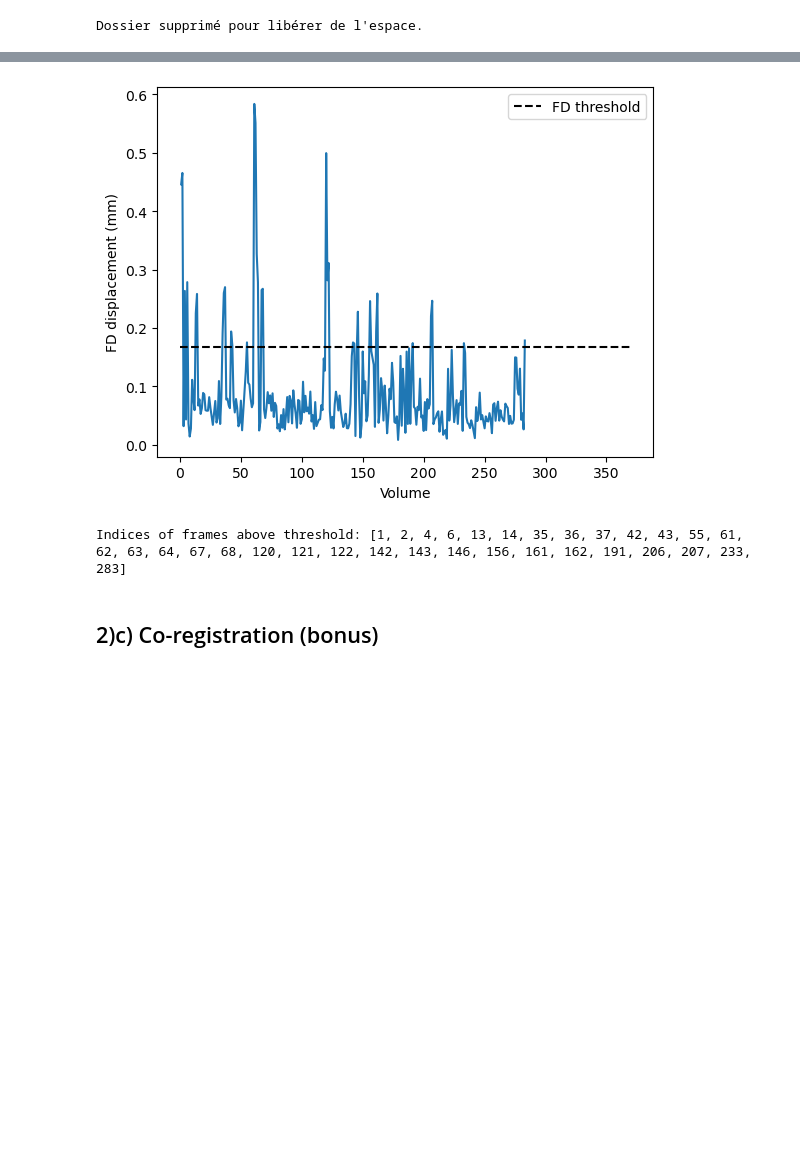
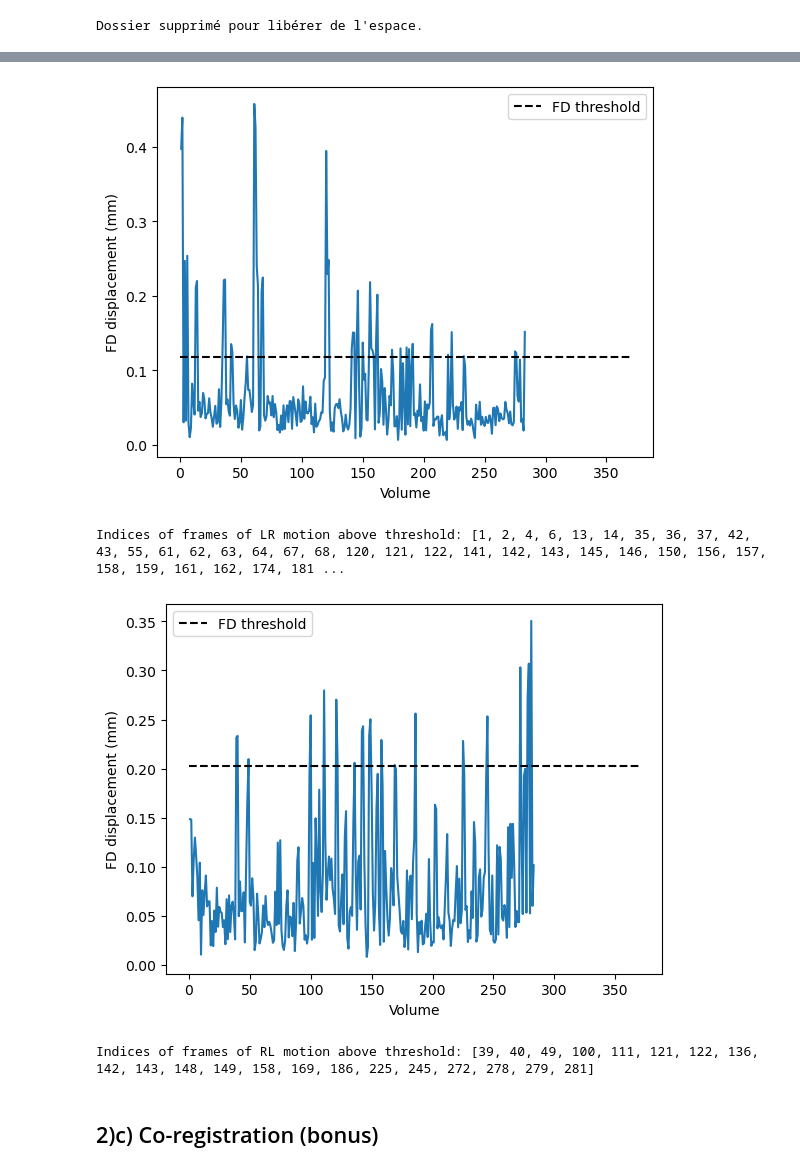
Before and after one commit to zoeepfl/NX-NSSP, a Jupyter notebook: Mini_Projet_1.ipynb, the cells around one changed output, grey strips where cells are left out. Saved outputs shown, nothing was run; the diff lists cells and outputs as text; code cells hidden in the pictures; blank space fills up the shorter version.

Commit message:
partie concat et motion 2.5

```diff
--- a/Mini_Projet_1.ipynb
+++ b/Mini_Projet_1.ipynb
@@ -409,41 +413,57 @@ Dossier supprimé pour libérer de l'espace.
 # %%
 import matplotlib.pyplot as plt
 
 lr_par_path = op.join(deriv_func, 'tfMRI_MOTOR_LR_motioncorrected.par')
 rl_par_path = op.join(deriv_func, 'tfMRI_MOTOR_RL_motioncorrected.par')
 
 def load_mot_params_fsl_6_dof(path):
     return pd.read_csv(path, sep='  ', header=None, engine='python', names=['Rotation x', 'Rotation y', 'Rotation z','Translation x', 'Translation y', 'Translation z'])
 
-mot_params = load_mot_params_fsl_6_dof(lr_par_path)
-mot_params
+mot_params_LR = load_mot_params_fsl_6_dof(lr_par_path)
+mot_params_LR
+
+mot_params_RL = load_mot_params_fsl_6_dof(rl_par_path)
+mot_params_RL
 
 def compute_FD_power(mot_params):
     framewise_diff = mot_params.diff().iloc[1:]
 
     rotation_params = framewise_diff[['Rotation x', 'Rotation y', 'Rotation z']]
 
-    convert_rot_to_arc = rotation_params*50             # transform from angle to arc of circle for a radius of 50mm
+    convert_rot_to_arc = rotation_params*50                                    # transform from angle to arc of circle for a radius of 50mm, normal used values are 50 or 90 mm
     translation_params = framewise_diff[['Translation x', 'Translation y', 'Translation z']]
     fd = convert_rot_to_arc.abs().sum(axis=1) + translation_params.abs().sum(axis=1)
     return fd
 
-fd = compute_FD_power(mot_params).to_numpy()
-
-threshold = np.quantile(fd,0.75) + 1.5*(np.quantile(fd,0.75) - np.quantile(fd,0.25))
+fd_LR = compute_FD_power(mot_params_LR).to_numpy()
+threshold_LR = np.quantile(fd_LR,0.75) + 1.5*(np.quantile(fd_LR,0.75) - np.quantile(fd_LR,0.25))
 
 #%matplotlib inline
-plt.plot(list(range(1, fd.size+1)), fd)
+plt.plot(list(range(1, fd_LR.size+1)), fd_LR)
 plt.xlabel('Volume')
 plt.ylabel('FD displacement (mm)')
-plt.hlines(threshold, 0, 370,colors='black', linestyles='dashed', label='FD threshold')
+plt.hlines(threshold_LR, 0, 370,colors='black', linestyles='dashed', label='FD threshold')
 plt.legend()
 plt.show()
 
-print(f"Indices of frames above threshold: {(np.where(fd > threshold)[0] + 1).tolist()}")
+print(f"Indices of frames of LR motion above threshold: {(np.where(fd_LR > threshold_LR)[0] + 1).tolist()}")
+
+fd_RL = compute_FD_power(mot_params_RL).to_numpy()
+threshold_RL = np.quantile(fd_RL,0.75) + 1.5*(np.quantile(fd_RL,0.75) - np.quantile(fd_RL,0.25))
+
+plt.plot(list(range(1, fd_RL.size+1)), fd_RL)
+plt.xlabel('Volume')
+plt.ylabel('FD displacement (mm)')
+plt.hlines(threshold_RL, 0, 370,colors='black', linestyles='dashed', label='FD threshold')
+plt.legend()
+plt.show()
+
+print(f"Indices of frames of RL motion above threshold: {(np.where(fd_RL > threshold_RL)[0] + 1).tolist()}")
 # %% [output]
-[figure, old version]
+[figure, new version]
-Indices of frames above threshold: [1, 2, 4, 6, 13, 14, 35, 36, 37, 42, 43, 55, 61, 62, 63, 64, 67, 68, 120, 121, 122, 142, 143, 146, 156, 161, 162, 191, 206, 207, 233, 283]
+Indices of frames of LR motion above threshold: [1, 2, 4, 6, 13, 14, 35, 36, 37, 42, 43, 55, 61, 62, 63, 64, 67, 68, 120, 121, 122, 141, 142, 143, 145, 146, 150, 156, 157, 158, 159, 161, 162, 174, 181 ...
+[figure, added]
+Indices of frames of RL motion above threshold: [39, 40, 49, 100, 111, 121, 122, 136, 142, 143, 148, 149, 158, 169, 186, 225, 245, 272, 278, 279, 281]
 # %% [markdown]
 ## 2)c) Co-registration (bonus)
 # %% [markdown]
```
Also changed, not shown: parts of 2 cells of this notebook.
